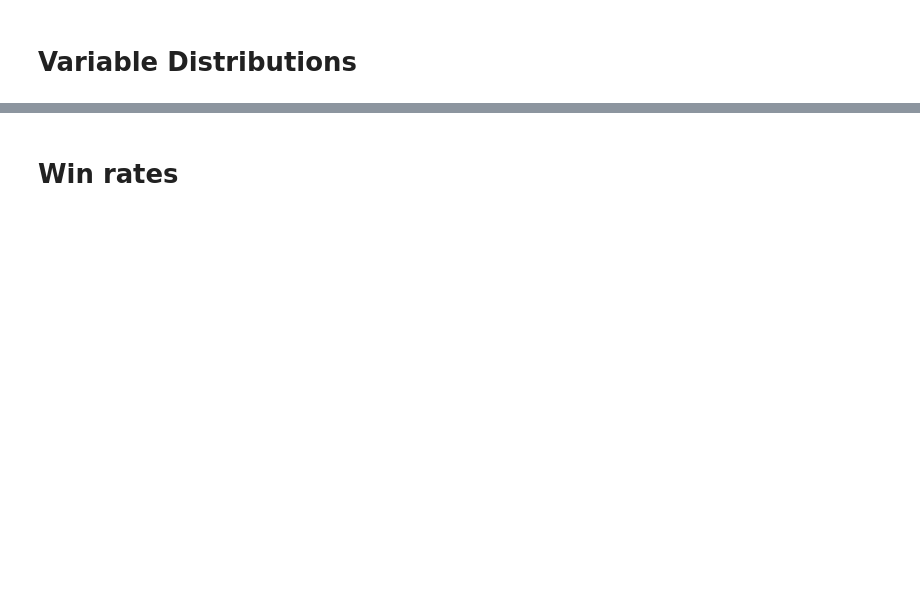
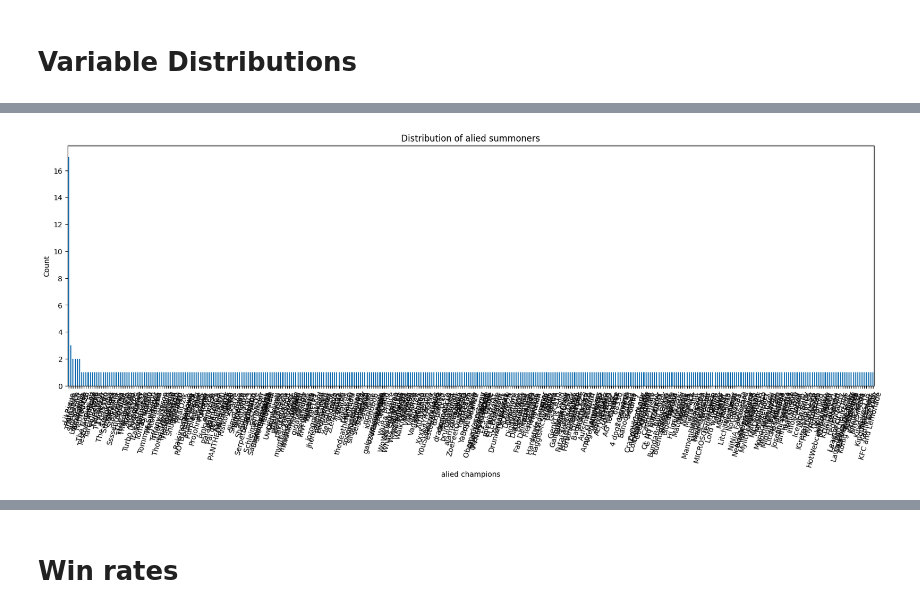
Before and after one commit to rique-git/data-science, a Jupyter notebook: riotProject/data_analysis.ipynb, the cells around one changed output, grey strips where cells are left out. Drawn from its saved outputs; the diff is of its cells as text; code cells hidden in the pictures; blank space fills up the shorter version.

```diff
--- a/riotProject/data_analysis.ipynb
+++ b/riotProject/data_analysis.ipynb
@@ -106,0 +108,22 @@ plt.show()
+# %%
+alied_summoners = pd.Series()
+
+columns_to_sum = ["alied1name",'alied2name', "alied3name", "alied4name"]
+
+for column in columns_to_sum:
+    new_alied_name = data[column].value_counts()
+    alied_summoners = alied_summoners.add(new_alied_name, fill_value=0)
+
+
+alied_summoners = alied_summoners.sort_values(ascending=False)
+
+
+# Visualize the counts using a bar plot
+plt.figure(figsize=(20, 6))
+alied_summoners.plot(kind='bar', rot=75)
+plt.xlabel("alied champions")
+plt.ylabel('Count')
+plt.title(f'Distribution of alied summoners')
+plt.show()
+# %% [output]
+[figure, added]
```
Also changed, not shown: parts of 15 cells of this notebook.
